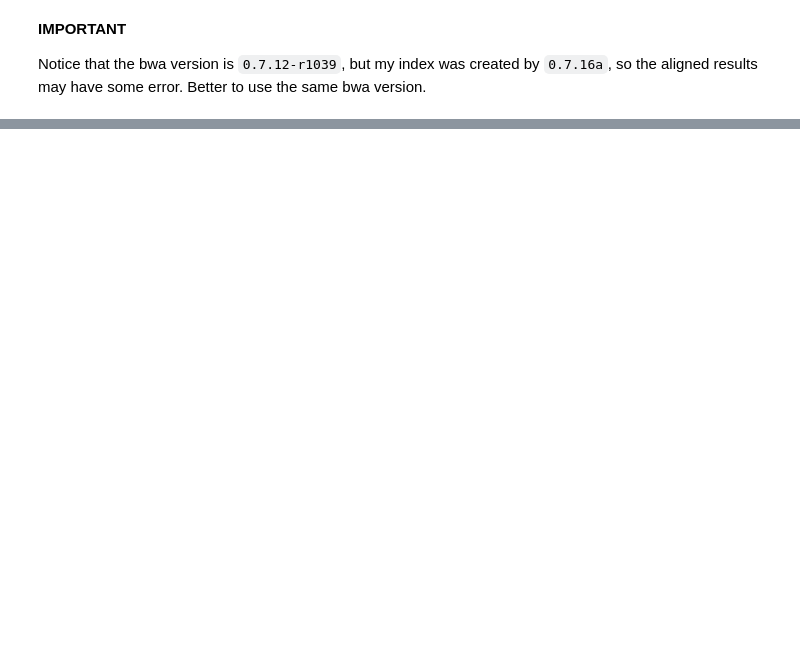
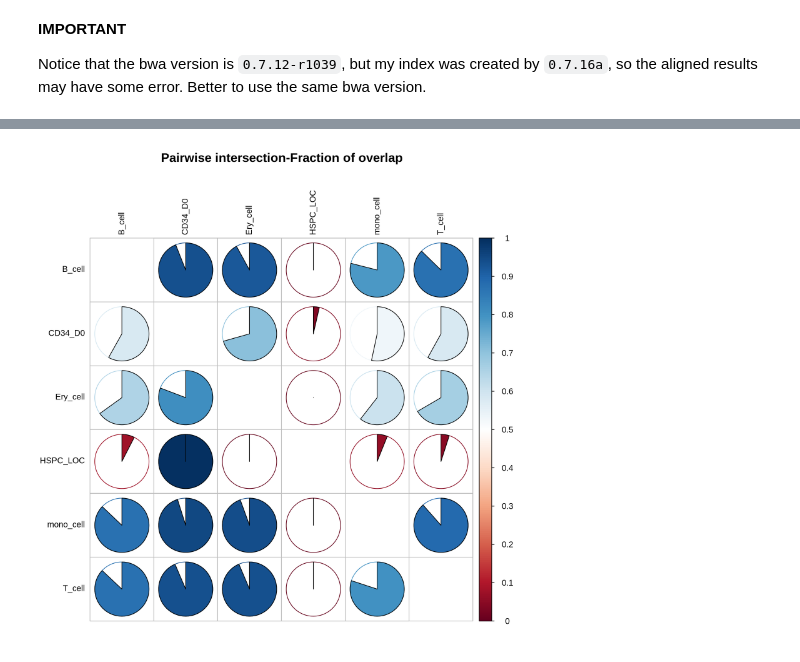
Before and after one commit to YichaoOU/HemTools, a Jupyter notebook: docs/content/Bioinformatics_Core_Competencies/NGS101.ipynb, the cells around one changed output, grey strips where cells are left out. Drawn from its saved outputs; the diff is of its cells as text; code cells hidden in the pictures; blank space fills up the shorter version.

```diff
--- a/docs/content/Bioinformatics_Core_Competencies/NGS101.ipynb
+++ b/docs/content/Bioinformatics_Core_Competencies/NGS101.ipynb
@@ -487,0 +941,5 @@ samtools view: error closing standard output: -1
+# %%
+from IPython.display import Image
+Image("pairwise_frac_plot/Intervene_pairwise_frac.png", width=500, height=500)
+# %% [output]
+[figure, added]
```
Also changed, not shown: parts of 84 cells of this notebook.
